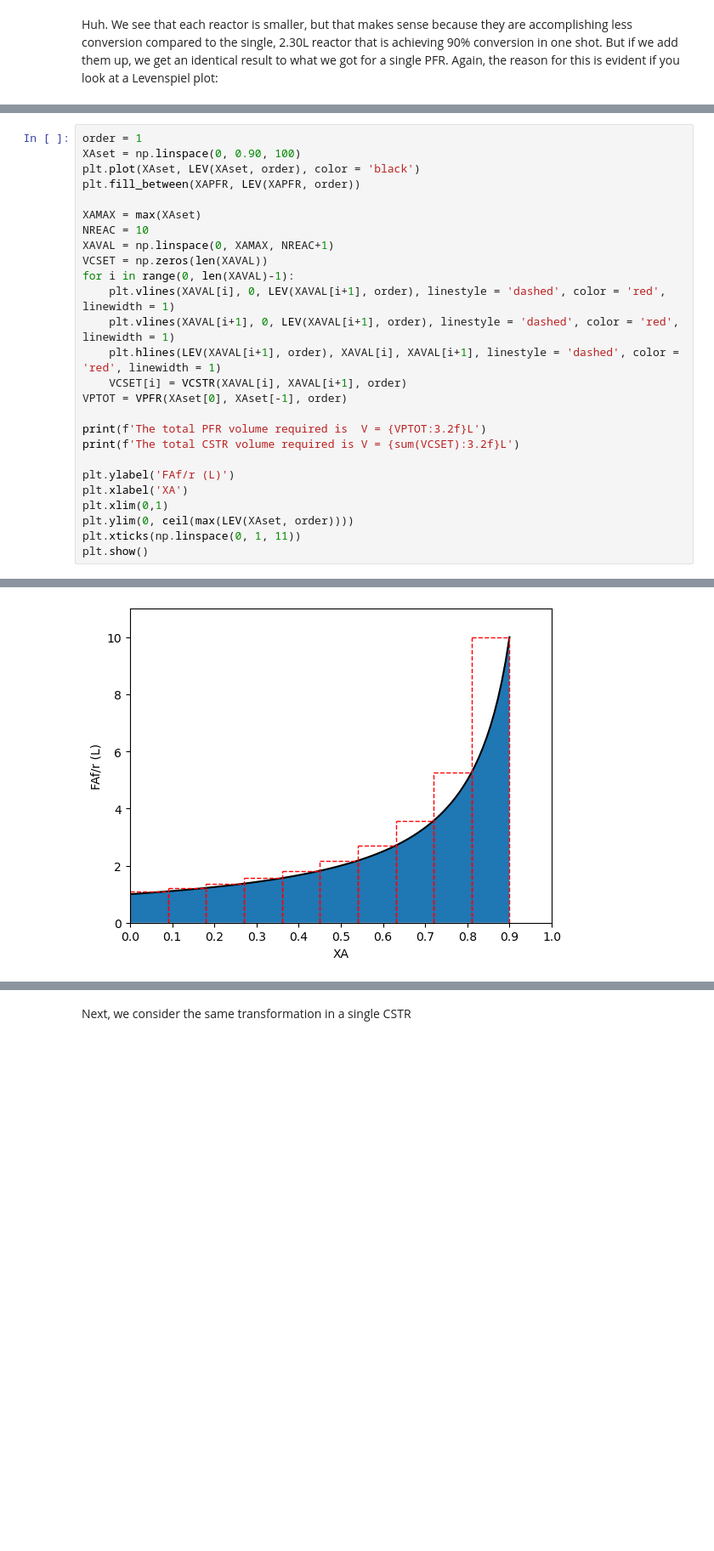
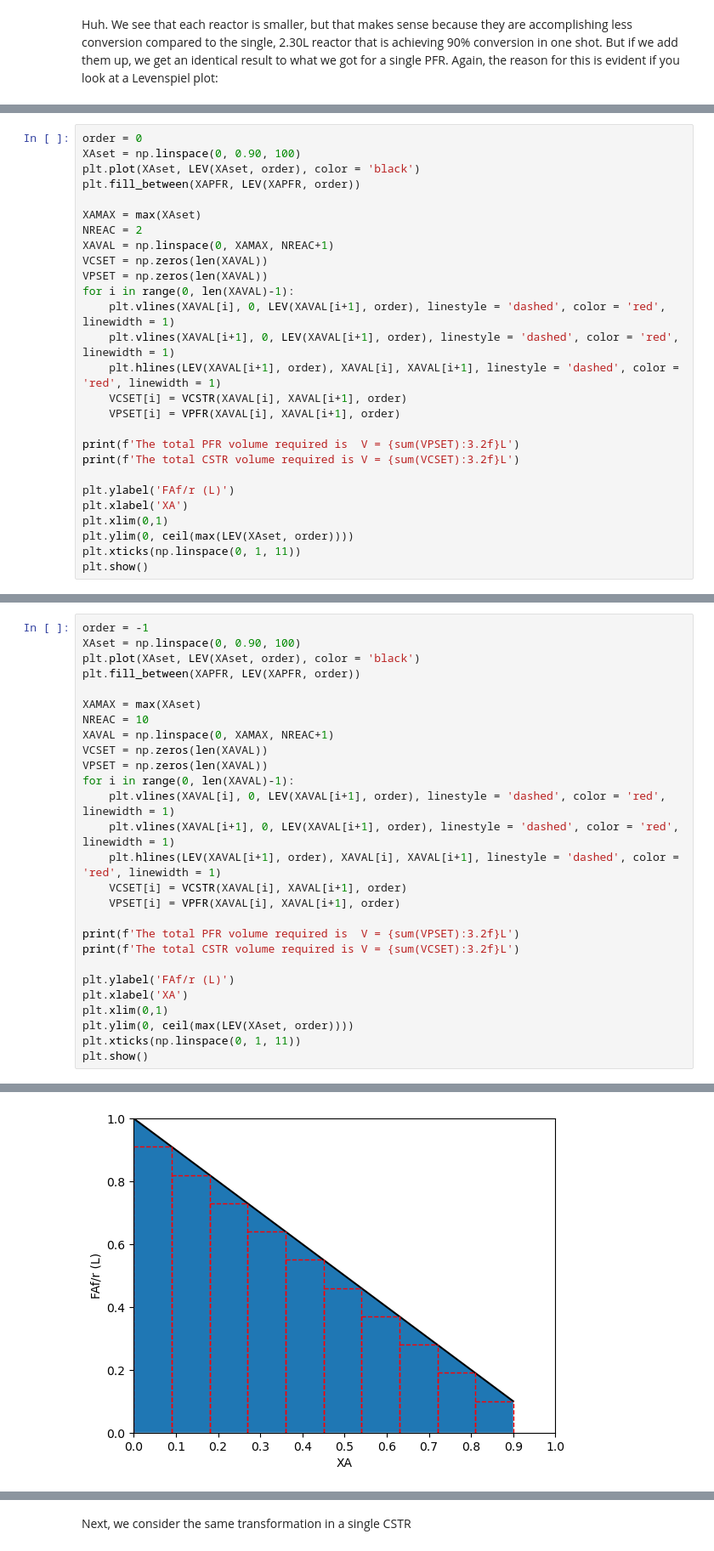
Before and after one commit to jqbond/CEN587, a Jupyter notebook: Notebooks/587-N26.ipynb, the cells around one changed output, grey strips where cells are left out. Shown at 85% size. Saved outputs shown, nothing was run; the diff lists cells and outputs as text; blank space fills up the shorter version.

```diff
--- a/Notebooks/587-N26.ipynb
+++ b/Notebooks/587-N26.ipynb
@@ -280,0 +365,27 @@ The code cell below is generalized so that you can compare the total PFR and CST
+# %%
+order = 0
+XAset = np.linspace(0, 0.90, 100)
+plt.plot(XAset, LEV(XAset, order), color = 'black')
+plt.fill_between(XAPFR, LEV(XAPFR, order))
+
+XAMAX = max(XAset)
+NREAC = 2
+XAVAL = np.linspace(0, XAMAX, NREAC+1)
+VCSET = np.zeros(len(XAVAL))
+VPSET = np.zeros(len(XAVAL))
+for i in range(0, len(XAVAL)-1):
+    plt.vlines(XAVAL[i], 0, LEV(XAVAL[i+1], order), linestyle = 'dashed', color = 'red', linewidth = 1)
+    plt.vlines(XAVAL[i+1], 0, LEV(XAVAL[i+1], order), linestyle = 'dashed', color = 'red', linewidth = 1)
+    plt.hlines(LEV(XAVAL[i+1], order), XAVAL[i], XAVAL[i+1], linestyle = 'dashed', color = 'red', linewidth = 1)
+    VCSET[i] = VCSTR(XAVAL[i], XAVAL[i+1], order)
+    VPSET[i] = VPFR(XAVAL[i], XAVAL[i+1], order)
+
+print(f'The total PFR volume required is  V = {sum(VPSET):3.2f}L')
+print(f'The total CSTR volume required is V = {sum(VCSET):3.2f}L')
+
+plt.ylabel('FAf/r (L)')
+plt.xlabel('XA')
+plt.xlim(0,1)
+plt.ylim(0, ceil(max(LEV(XAset, order))))
+plt.xticks(np.linspace(0, 1, 11))
+plt.show()
@@ -281,5 +408,5 @@ The code cell below is generalized so that you can compare the total PFR and CST
 # %%
-order = 1
+order = -1
 XAset = np.linspace(0, 0.90, 100)
 plt.plot(XAset, LEV(XAset, order), color = 'black')
 plt.fill_between(XAPFR, LEV(XAPFR, order))
@@ -288,14 +415,15 @@ XAMAX = max(XAset)
 NREAC = 10
 XAVAL = np.linspace(0, XAMAX, NREAC+1)
 VCSET = np.zeros(len(XAVAL))
+VPSET = np.zeros(len(XAVAL))
 for i in range(0, len(XAVAL)-1):
     plt.vlines(XAVAL[i], 0, LEV(XAVAL[i+1], order), linestyle = 'dashed', color = 'red', linewidth = 1)
     plt.vlines(XAVAL[i+1], 0, LEV(XAVAL[i+1], order), linestyle = 'dashed', color = 'red', linewidth = 1)
     plt.hlines(LEV(XAVAL[i+1], order), XAVAL[i], XAVAL[i+1], linestyle = 'dashed', color = 'red', linewidth = 1)
     VCSET[i] = VCSTR(XAVAL[i], XAVAL[i+1], order)
-VPTOT = VPFR(XAset[0], XAset[-1], order)
+    VPSET[i] = VPFR(XAVAL[i], XAVAL[i+1], order)
 
-print(f'The total PFR volume required is  V = {VPTOT:3.2f}L')
+print(f'The total PFR volume required is  V = {sum(VPSET):3.2f}L')
 print(f'The total CSTR volume required is V = {sum(VCSET):3.2f}L')
 
 plt.ylabel('FAf/r (L)')
@@ -310,2 +438,2 @@ The total CSTR volume required is V = 2.77L
-[figure, old version]
+[figure, new version]
 # %% [markdown]
```
Also changed, not shown: parts of 26 cells of this notebook, 58 other files.
